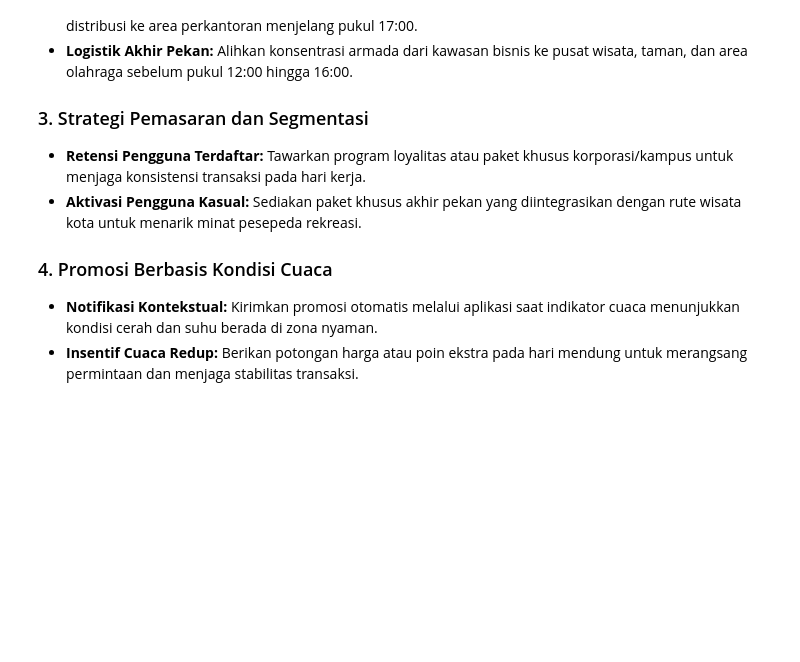
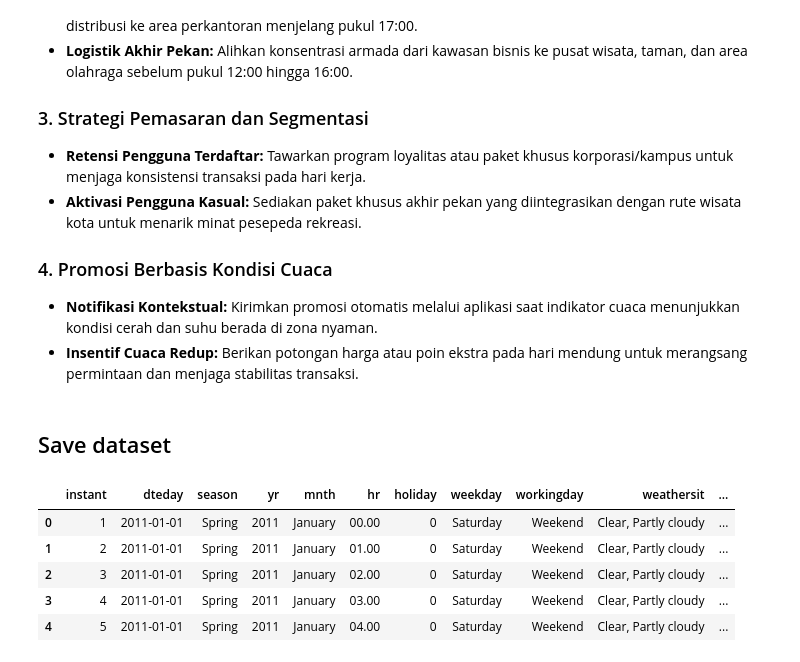
Before and after one commit to rajasmdra/bike-sharing-analysis, a Jupyter notebook: Proyek_Analisis_Data.ipynb, the cells around one changed output. Saved outputs shown, nothing was run; the diff lists cells and outputs as text; code cells hidden in the pictures; blank space fills up the shorter version.

Commit message:
save preprocessed dasatet & dashboard file setup

```diff
--- a/Proyek_Analisis_Data.ipynb
+++ b/Proyek_Analisis_Data.ipynb
@@ -625,3 +627,14 @@ Tingkat permintaan tinggi (High Demand) dipimpin mutlak oleh kondisi Cuaca Cerah
 
 * **Notifikasi Kontekstual:** Kirimkan promosi otomatis melalui aplikasi saat indikator cuaca menunjukkan kondisi cerah dan suhu berada di zona nyaman.
 * **Insentif Cuaca Redup:** Berikan potongan harga atau poin ekstra pada hari mendung untuk merangsang permintaan dan menjaga stabilitas transaksi.
+# %% [markdown]
+## Save dataset
+# %%
+hour_df.head()
+# %% [output]
+|  | instant | dteday | season | yr | mnth | hr | holiday | weekday | workingday | weathersit | ... |
+| 0 | 1 | 2011-01-01 | Spring | 2011 | January | 00.00 | 0 | Saturday | Weekend | Clear, Partly cloudy | ... |
+| 1 | 2 | 2011-01-01 | Spring | 2011 | January | 01.00 | 0 | Saturday | Weekend | Clear, Partly cloudy | ... |
+| 2 | 3 | 2011-01-01 | Spring | 2011 | January | 02.00 | 0 | Saturday | Weekend | Clear, Partly cloudy | ... |
+| 3 | 4 | 2011-01-01 | Spring | 2011 | January | 03.00 | 0 | Saturday | Weekend | Clear, Partly cloudy | ... |
+| 4 | 5 | 2011-01-01 | Spring | 2011 | January | 04.00 | 0 | Saturday | Weekend | Clear, Partly cloudy | ... |
```
Also changed, not shown: parts of 8 cells of this notebook, 2 other files.
